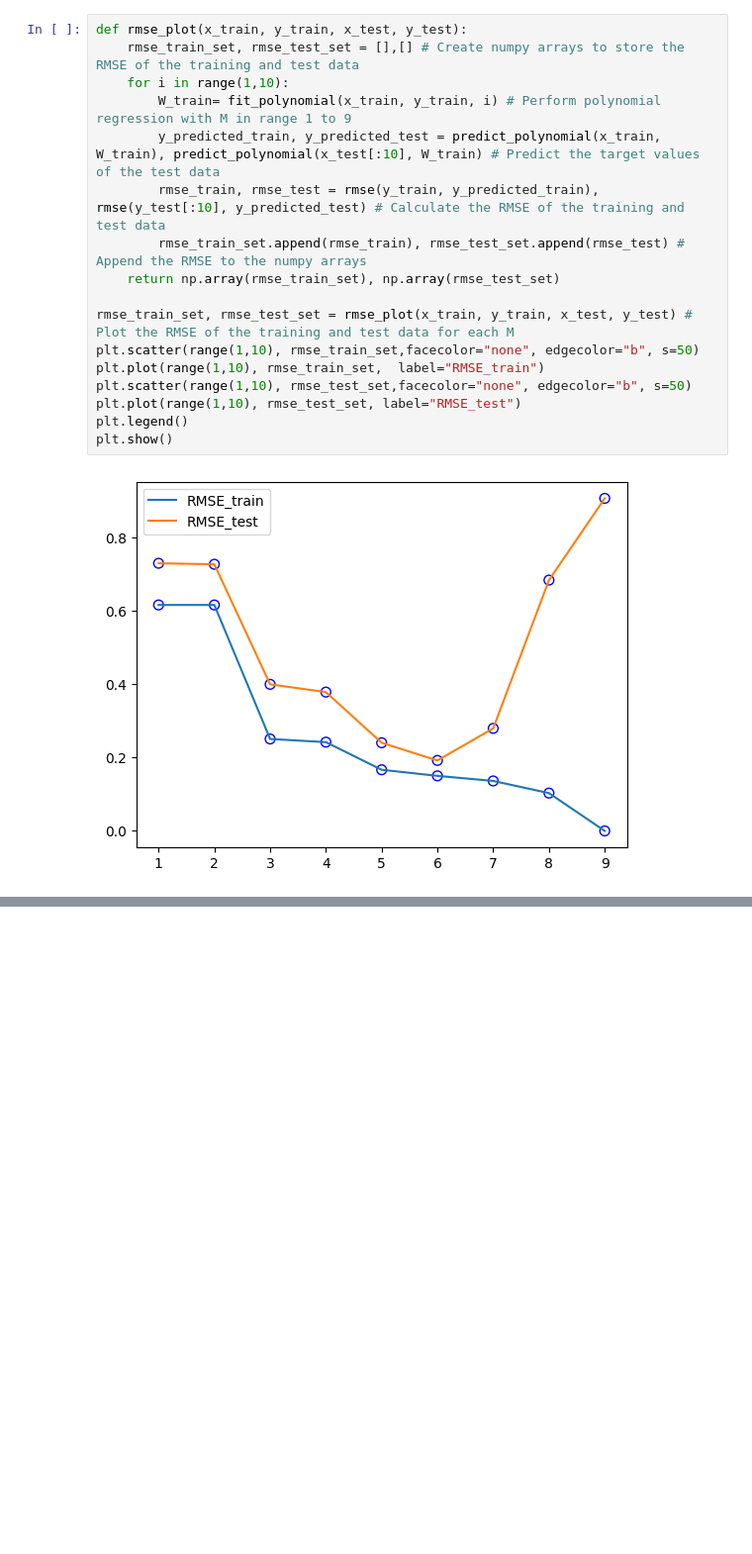
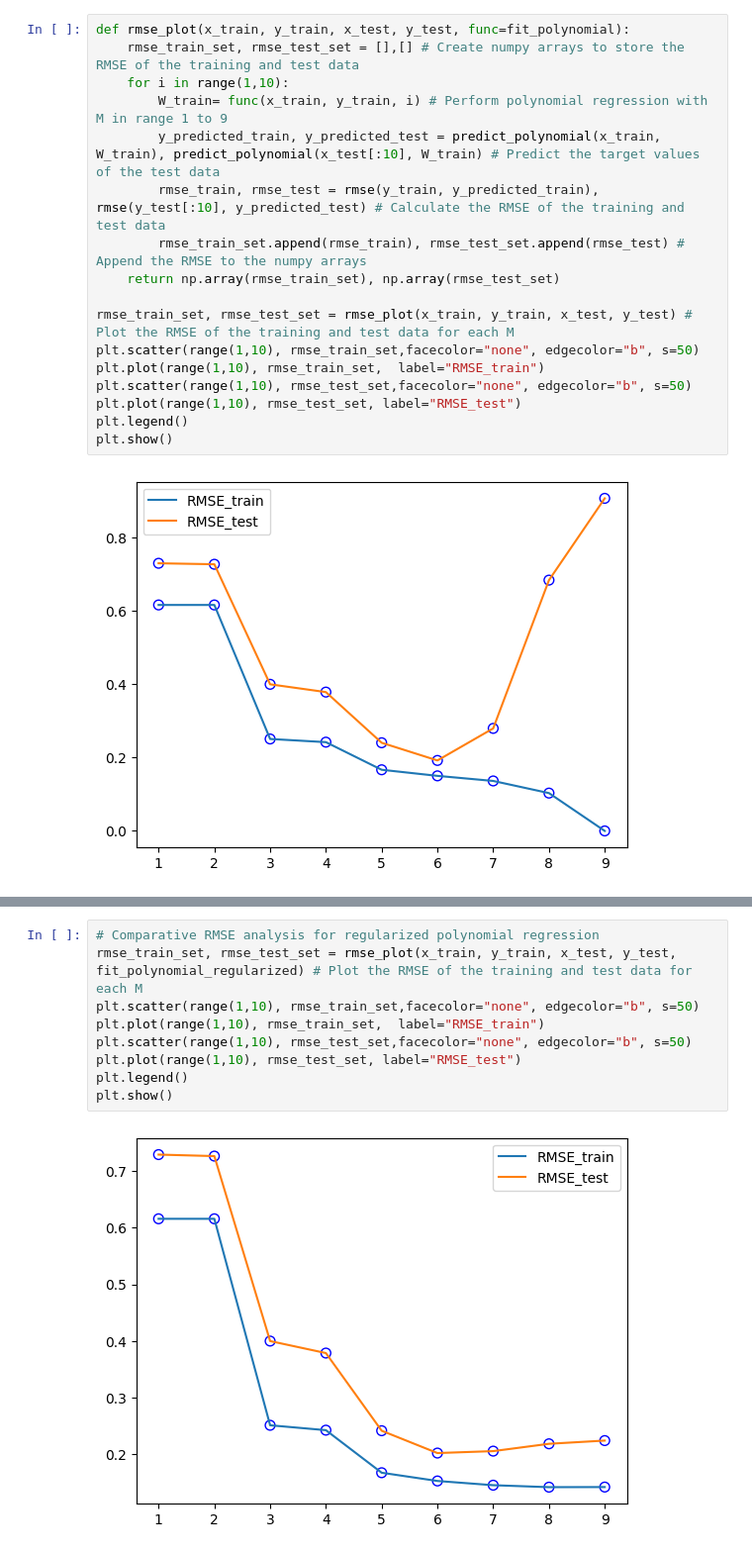
Before and after one commit to trinity652/year-of-AI, a Jupyter notebook: PRML/experiments/Chapter1.ipynb, the cells around one changed output, grey strips where cells are left out. Shown: that part at 99% size. Drawn from its saved outputs; the diff is of its cells as text; blank space fills up the shorter version.

```diff
--- a/PRML/experiments/Chapter1.ipynb
+++ b/PRML/experiments/Chapter1.ipynb
@@ -67,10 +67,10 @@ plot_data(x_train,y_train, x_test, y_predicted,label1="sine wave",label2="predic
 def rmse(a, b):
     return np.sqrt(np.mean(np.square(a - b)))
 # %%
-def rmse_plot(x_train, y_train, x_test, y_test):
+def rmse_plot(x_train, y_train, x_test, y_test, func=fit_polynomial):
     rmse_train_set, rmse_test_set = [],[] # Create numpy arrays to store the RMSE of the training and test data
     for i in range(1,10):
-        W_train= fit_polynomial(x_train, y_train, i) # Perform polynomial regression with M in range 1 to 9
+        W_train= func(x_train, y_train, i) # Perform polynomial regression with M in range 1 to 9
         y_predicted_train, y_predicted_test = predict_polynomial(x_train, W_train), predict_polynomial(x_test[:10], W_train) # Predict the target values of the test data
         rmse_train, rmse_test = rmse(y_train, y_predicted_train), rmse(y_test[:10], y_predicted_test) # Calculate the RMSE of the training and test data
         rmse_train_set.append(rmse_train), rmse_test_set.append(rmse_test) # Append the RMSE to the numpy arrays
@@ -93,0 +105,11 @@ def fit_polynomial_regularized(x, t, M, alpha):
+# %%
+# Comparative RMSE analysis for regularized polynomial regression
+rmse_train_set, rmse_test_set = rmse_plot(x_train, y_train, x_test, y_test, fit_polynomial_regularized) # Plot the RMSE of the training and test data for each M
+plt.scatter(range(1,10), rmse_train_set,facecolor="none", edgecolor="b", s=50)
+plt.plot(range(1,10), rmse_train_set,  label="RMSE_train")
+plt.scatter(range(1,10), rmse_test_set,facecolor="none", edgecolor="b", s=50)
+plt.plot(range(1,10), rmse_test_set, label="RMSE_test")
+plt.legend()
+plt.show()
+# %% [output]
+[figure, added]
```
Also changed, not shown: parts of 3 cells of this notebook.
